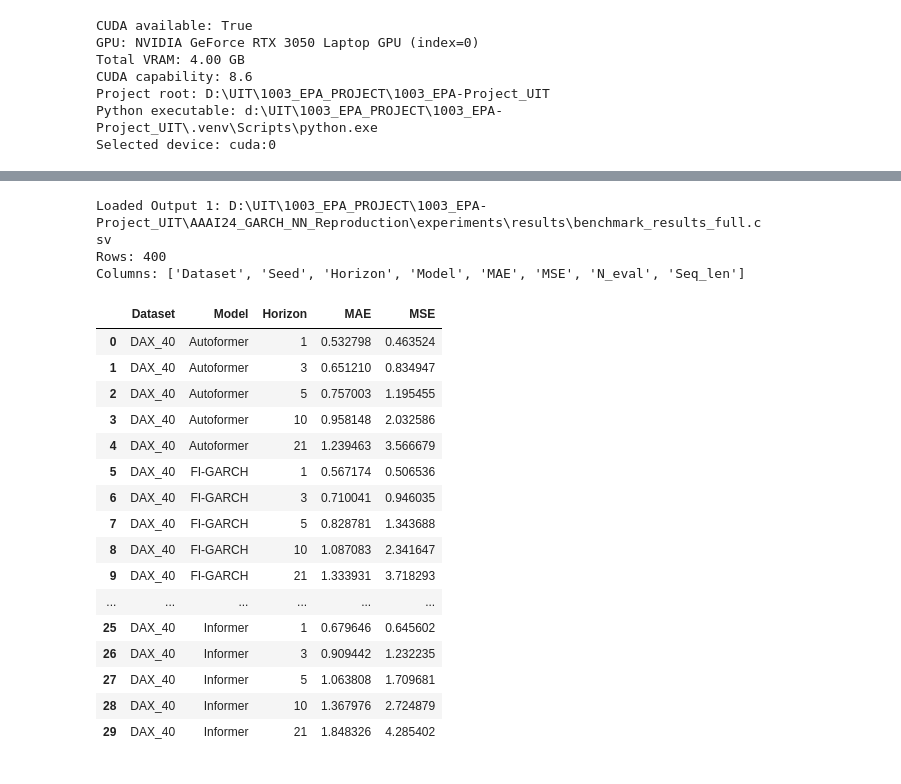
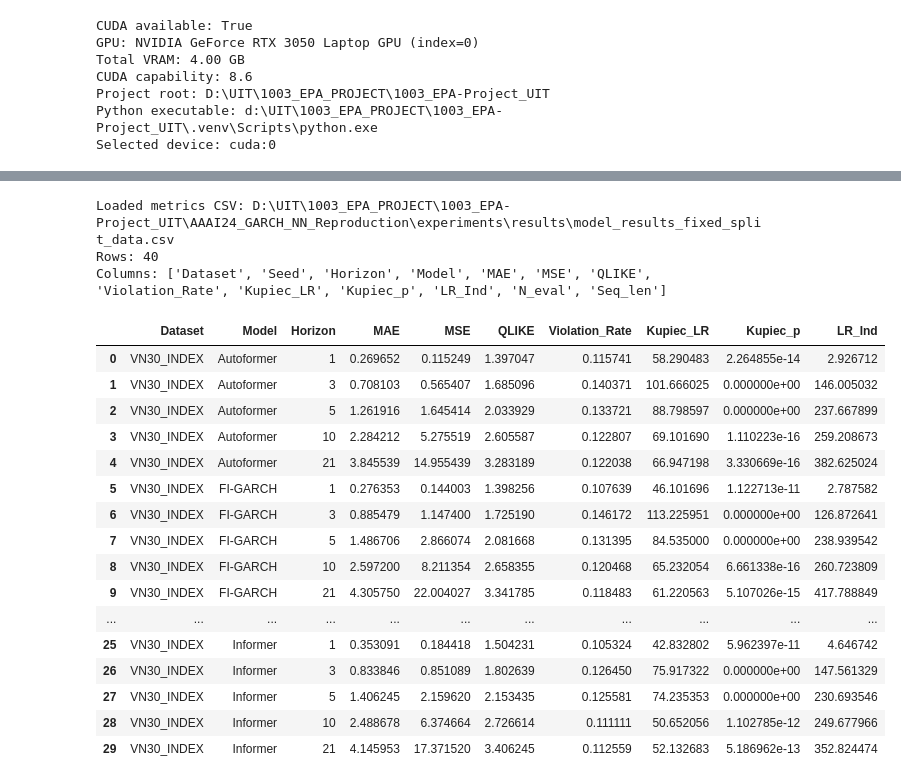
Before and after one commit to nhanbayern/1003_EPA-Project_UIT, a Jupyter notebook: model/Run_AAAI24_GARCH_NN_Reproduction.ipynb, the cells around one changed output, grey strips where cells are left out. Drawn from its saved outputs; the diff is of its cells as text; code cells hidden in the pictures.

Commit message:
update models and results

```diff
--- a/model/Run_AAAI24_GARCH_NN_Reproduction.ipynb
+++ b/model/Run_AAAI24_GARCH_NN_Reproduction.ipynb
@@ -203,37 +410,38 @@ Output 2 preview (mean-seed volatility):
 # %%
 import pandas as pd
 
-# Inspect output type 1 (benchmark metrics CSV)
-output1_df = pd.read_csv(OUTPUT_CSV)
-output1_summary_df = (
-    output1_df.groupby(["Dataset", "Model", "Horizon"], as_index=False)[["MAE", "MSE"]]
+metrics_df = pd.read_csv(OUTPUT_CSV)
+print(f"Loaded metrics CSV: {OUTPUT_CSV}")
+print(f"Rows: {len(metrics_df)}")
+print(f"Columns: {list(metrics_df.columns)}")
+
+metrics_summary_df = (
+    metrics_df.groupby(["Dataset", "Model", "Horizon"], as_index=False)[
+        ["MAE", "MSE", "QLIKE", "Violation_Rate", "Kupiec_LR", "Kupiec_p", "LR_Ind"]
+    ]
     .mean()
     .sort_values(["Dataset", "Model", "Horizon"])
 )
 
-print(f"Loaded Output 1: {OUTPUT_CSV}")
-print(f"Rows: {len(output1_df)}")
-print(f"Columns: {list(output1_df.columns)}")
-
-output1_summary_df.head(30)
+metrics_summary_df.head(30)
 # %% [output]
-Loaded Output 1: D:\UIT\1003_EPA_PROJECT\1003_EPA-Project_UIT\AAAI24_GARCH_NN_Reproduction\experiments\results\benchmark_results_full.csv
-Rows: 400
-Columns: ['Dataset', 'Seed', 'Horizon', 'Model', 'MAE', 'MSE', 'N_eval', 'Seq_len']
+Loaded metrics CSV: D:\UIT\1003_EPA_PROJECT\1003_EPA-Project_UIT\AAAI24_GARCH_NN_Reproduction\experiments\results\model_results_fixed_split_data.csv
+Rows: 40
+Columns: ['Dataset', 'Seed', 'Horizon', 'Model', 'MAE', 'MSE', 'QLIKE', 'Violation_Rate', 'Kupiec_LR', 'Kupiec_p', 'LR_Ind', 'N_eval', 'Seq_len']
-|  | Dataset | Model | Horizon | MAE | MSE |
-| 0 | DAX_40 | Autoformer | 1 | 0.532798 | 0.463524 |
-| 1 | DAX_40 | Autoformer | 3 | 0.651210 | 0.834947 |
-| 2 | DAX_40 | Autoformer | 5 | 0.757003 | 1.195455 |
-| 3 | DAX_40 | Autoformer | 10 | 0.958148 | 2.032586 |
-| 4 | DAX_40 | Autoformer | 21 | 1.239463 | 3.566679 |
-| 5 | DAX_40 | FI-GARCH | 1 | 0.567174 | 0.506536 |
-| 6 | DAX_40 | FI-GARCH | 3 | 0.710041 | 0.946035 |
-| 7 | DAX_40 | FI-GARCH | 5 | 0.828781 | 1.343688 |
-| 8 | DAX_40 | FI-GARCH | 10 | 1.087083 | 2.341647 |
-| 9 | DAX_40 | FI-GARCH | 21 | 1.333931 | 3.718293 |
-| ... | ... | ... | ... | ... | ... |
-| 25 | DAX_40 | Informer | 1 | 0.679646 | 0.645602 |
-| 26 | DAX_40 | Informer | 3 | 0.909442 | 1.232235 |
-| 27 | DAX_40 | Informer | 5 | 1.063808 | 1.709681 |
-| 28 | DAX_40 | Informer | 10 | 1.367976 | 2.724879 |
-| 29 | DAX_40 | Informer | 21 | 1.848326 | 4.285402 |
+|  | Dataset | Model | Horizon | MAE | MSE | QLIKE | Violation_Rate | Kupiec_LR | Kupiec_p | LR_Ind |
+| 0 | VN30_INDEX | Autoformer | 1 | 0.269652 | 0.115249 | 1.397047 | 0.115741 | 58.290483 | 2.264855e-14 | 2.926712 |
+| 1 | VN30_INDEX | Autoformer | 3 | 0.708103 | 0.565407 | 1.685096 | 0.140371 | 101.666025 | 0.000000e+00 | 146.005032 |
+| 2 | VN30_INDEX | Autoformer | 5 | 1.261916 | 1.645414 | 2.033929 | 0.133721 | 88.798597 | 0.000000e+00 | 237.667899 |
+| 3 | VN30_INDEX | Autoformer | 10 | 2.284212 | 5.275519 | 2.605587 | 0.122807 | 69.101690 | 1.110223e-16 | 259.208673 |
+| 4 | VN30_INDEX | Autoformer | 21 | 3.845539 | 14.955439 | 3.283189 | 0.122038 | 66.947198 | 3.330669e-16 | 382.625024 |
+| 5 | VN30_INDEX | FI-GARCH | 1 | 0.276353 | 0.144003 | 1.398256 | 0.107639 | 46.101696 | 1.122713e-11 | 2.787582 |
+| 6 | VN30_INDEX | FI-GARCH | 3 | 0.885479 | 1.147400 | 1.725190 | 0.146172 | 113.225951 | 0.000000e+00 | 126.872641 |
+| 7 | VN30_INDEX | FI-GARCH | 5 | 1.486706 | 2.866074 | 2.081668 | 0.131395 | 84.535000 | 0.000000e+00 | 238.939542 |
+| 8 | VN30_INDEX | FI-GARCH | 10 | 2.597200 | 8.211354 | 2.658355 | 0.120468 | 65.232054 | 6.661338e-16 | 260.723809 |
+| 9 | VN30_INDEX | FI-GARCH | 21 | 4.305750 | 22.004027 | 3.341785 | 0.118483 | 61.220563 | 5.107026e-15 | 417.788849 |
+| ... | ... | ... | ... | ... | ... | ... | ... | ... | ... | ... |
+| 25 | VN30_INDEX | Informer | 1 | 0.353091 | 0.184418 | 1.504231 | 0.105324 | 42.832802 | 5.962397e-11 | 4.646742 |
+| 26 | VN30_INDEX | Informer | 3 | 0.833846 | 0.851089 | 1.802639 | 0.126450 | 75.917322 | 0.000000e+00 | 147.561329 |
+| 27 | VN30_INDEX | Informer | 5 | 1.406245 | 2.159620 | 2.153435 | 0.125581 | 74.235353 | 0.000000e+00 | 230.693546 |
+| 28 | VN30_INDEX | Informer | 10 | 2.488678 | 6.374664 | 2.726614 | 0.111111 | 50.652056 | 1.102785e-12 | 249.677966 |
+| 29 | VN30_INDEX | Informer | 21 | 4.145953 | 17.371520 | 3.406245 | 0.112559 | 52.132683 | 5.186962e-13 | 352.824474 |
```
Also changed, not shown: parts of 9 cells of this notebook, 49 other files.
